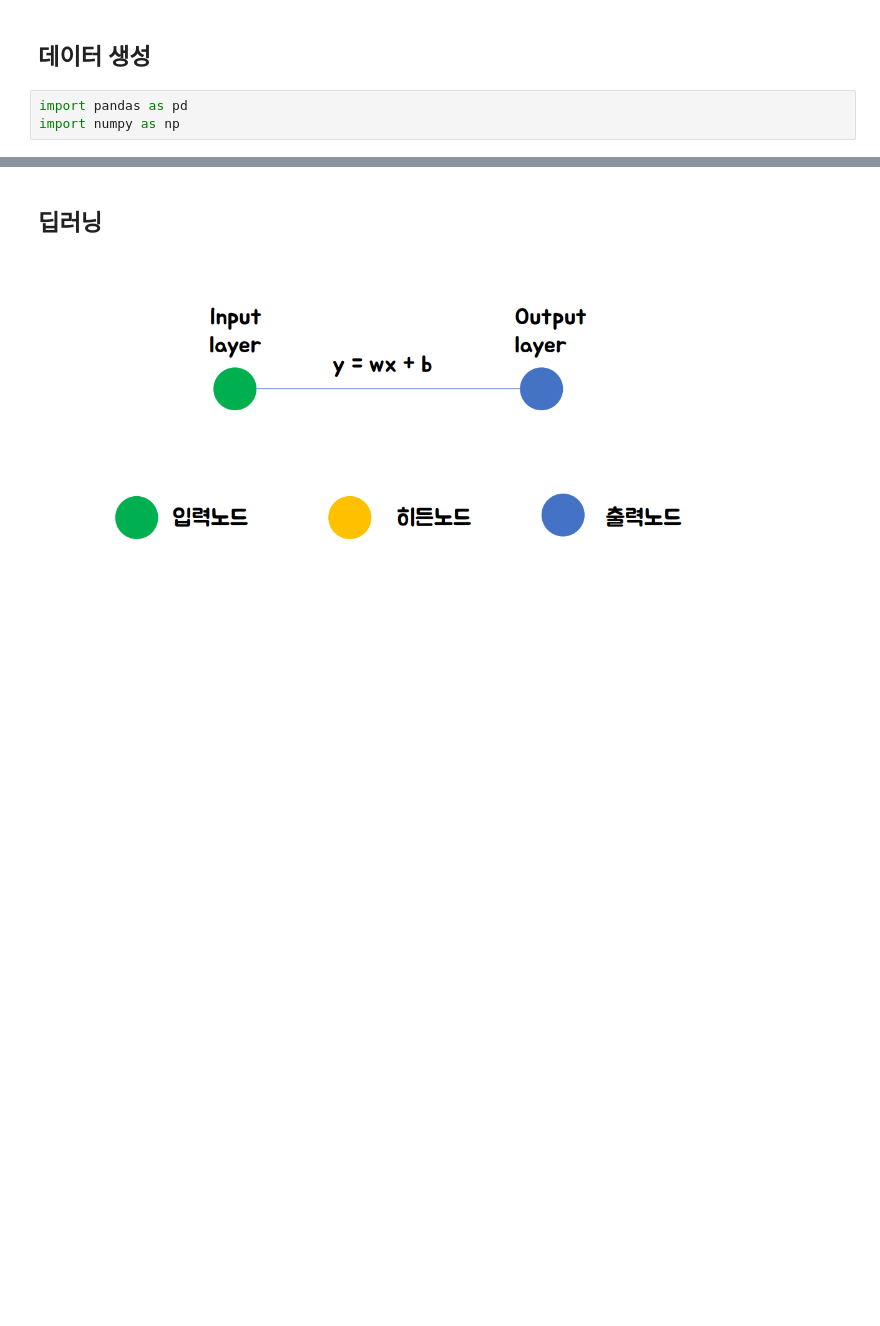
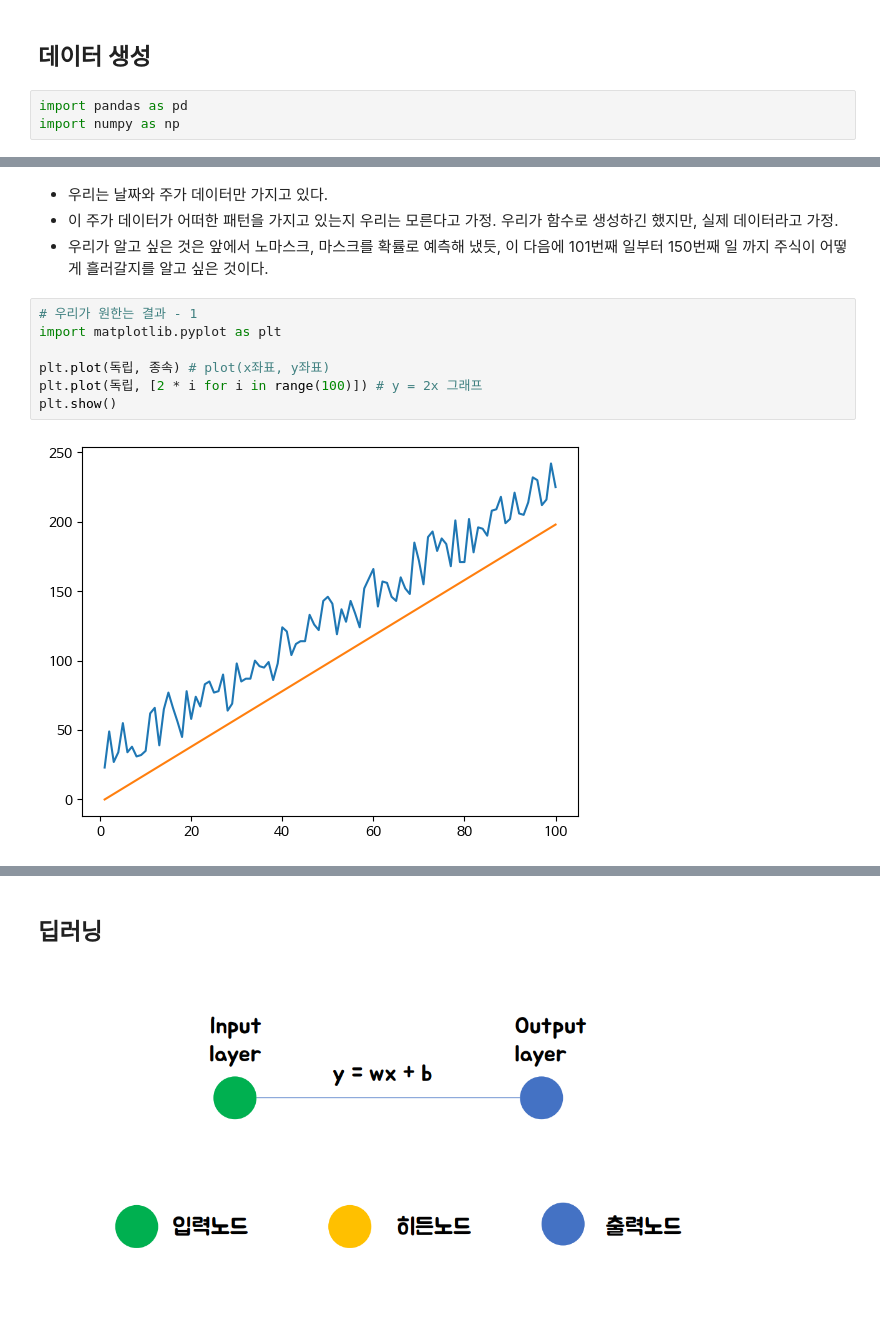
Before and after one commit to GH-57/python_example, a Jupyter notebook: 6월/250604/250603_초급자를_위한_손에_잡히는_딥러닝(학생용).ipynb, the cells around one changed output, grey strips where cells are left out. Cells and saved outputs as stored; diff of their text form; blank space fills up the shorter version.

```diff
--- a/6월/250604/초급자를_위한_손에_잡히는_딥러닝(학생용).ipynb
+++ b/6월/250604/250603_초급자를_위한_손에_잡히는_딥러닝(학생용).ipynb
@@ -67,0 +213,13 @@ import numpy as np
+# %% [markdown]
+* 우리는 날짜와 주가 데이터만 가지고 있다.
+* 이 주가 데이터가 어떠한 패턴을 가지고 있는지 우리는 모른다고 가정. 우리가 함수로 생성하긴 했지만, 실제 데이터라고 가정.
+* 우리가 알고 싶은 것은 앞에서 노마스크, 마스크를 확률로 예측해 냈듯, 이 다음에 101번째 일부터 150번째 일 까지 주식이 어떻게 흘러갈지를 알고 싶은 것이다.
+# %%
+# 우리가 원한는 결과 - 1
+import matplotlib.pyplot as plt
+
+plt.plot(독립, 종속) # plot(x좌표, y좌표)
+plt.plot(독립, [2 * i for i in range(100)]) # y = 2x 그래프
+plt.show()
+# %% [output]
+[figure, added]
```
Also changed, not shown: parts of 44 cells of this notebook.
